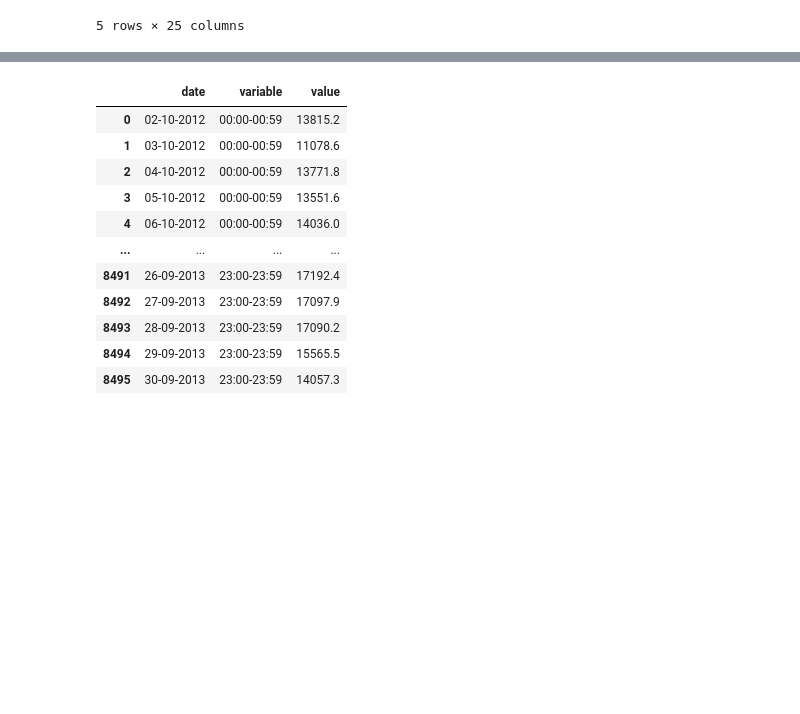
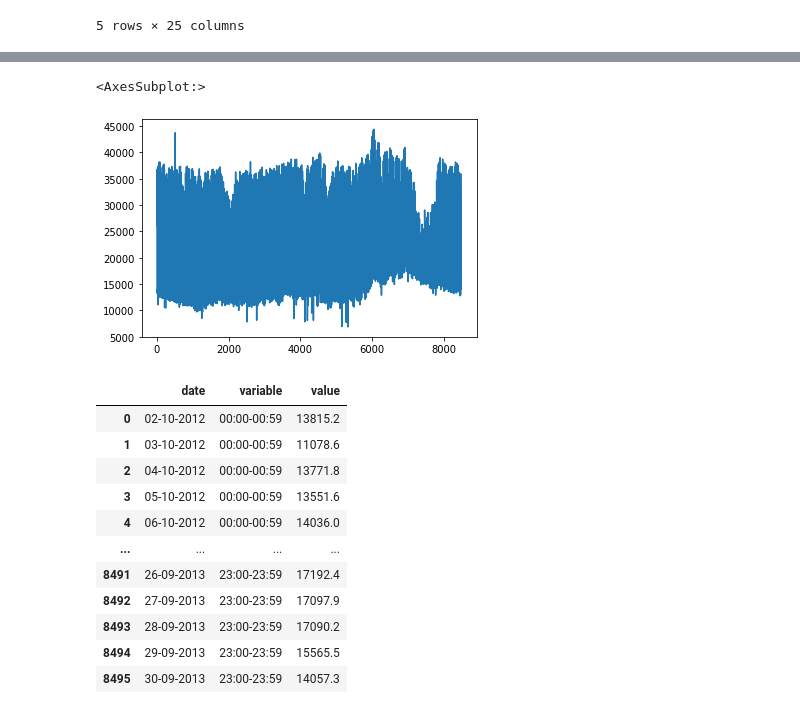
Before and after one commit to giodefa96/Script_Tesi_new, a Jupyter notebook: Script/press_idr.ipynb, the cells around one changed output, grey strips where cells are left out. Cells and saved outputs as stored; diff of their text form; code cells hidden in the pictures; blank space fills up the shorter version.

Commit message:
Aggiunta prima parte di analisi dei dati

```diff
--- a/Script/press_idr.ipynb
+++ b/Script/press_idr.ipynb
@@ -25,4 +28,4 @@ Index(['date', '00:00-00:59', '01:00-01:59', '02:00-02:59', '03:00-03:59',
        '20:00-20:59', '21:00-21:59', '22:00-22:59', '23:00-23:59'],
       dtype='object')
 # %%
-dati.stack().reset_index()
+dati = dati.stack().reset_index()
@@ -42,0 +32,5 @@ dati.stack().reset_index()
+# %%
+list_date = []
+for i in date:
+       for a in range(0,24):
+              list_date.append(i)
@@ -42,0 +57,3 @@ dati.stack().reset_index()
+# %%
+dati['date'] = list_date
+dati
@@ -42,0 +74,4 @@ dati.stack().reset_index()
+# %%
+dati = dati.rename(columns = {'level_0':'Count_days','level_1':'Hours',0:'Water_volume'})
+dati = dati[['Count_days','date','Hours','Water_volume']]
+dati
@@ -43,3 +109,8 @@ dati.stack().reset_index()
+# %%
+dati.Water_volume.plot()
+# %% [output]
+<AxesSubplot:>
+[figure, added]
 # %%
 dati.melt(id_vars=['date'], value_vars=['00:00-00:59', '01:00-01:59', '02:00-02:59', '03:00-03:59',
        '04:00-04:59', '05:00-05:59', '06:00-06:59', '07:00-07:59',
```
Also changed, not shown: parts of 7 cells of this notebook.
